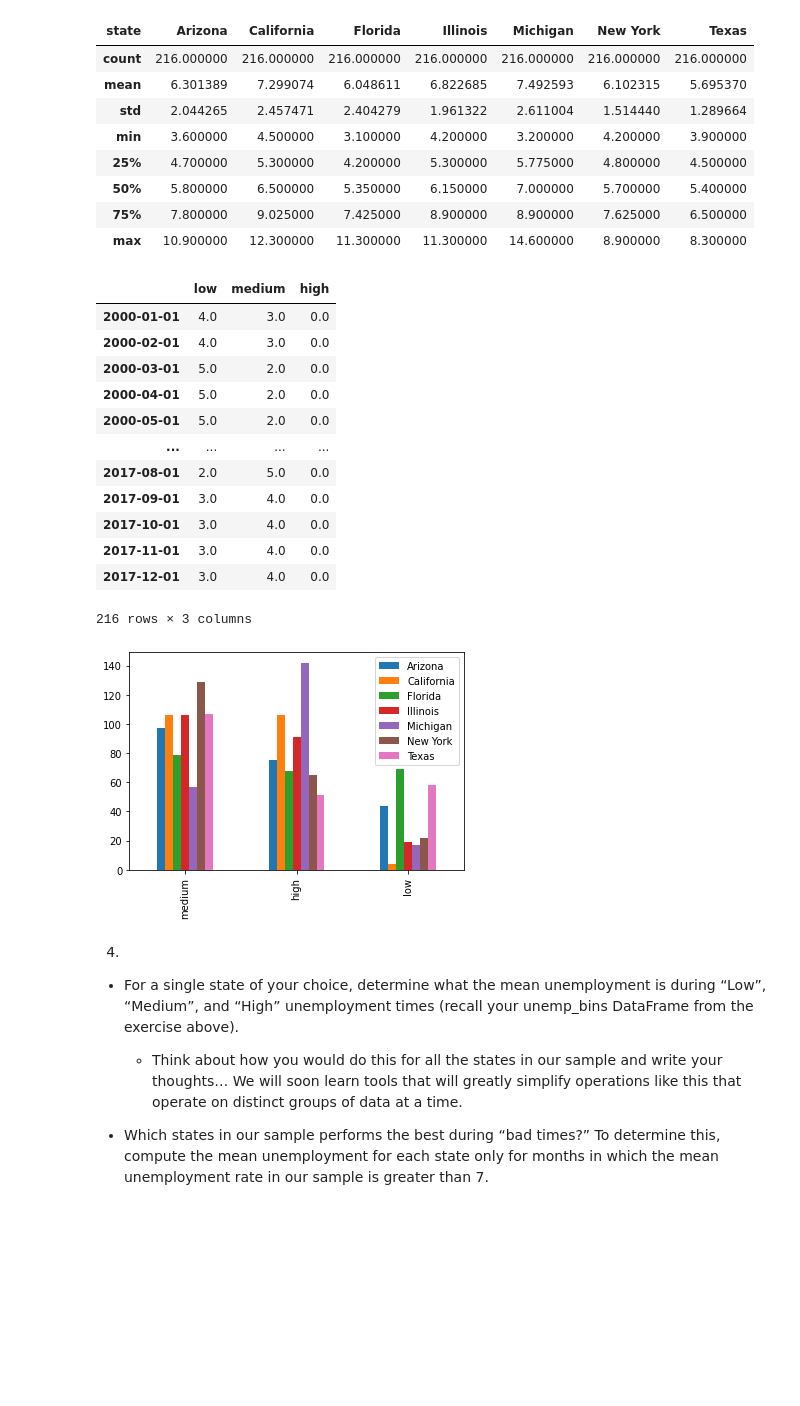
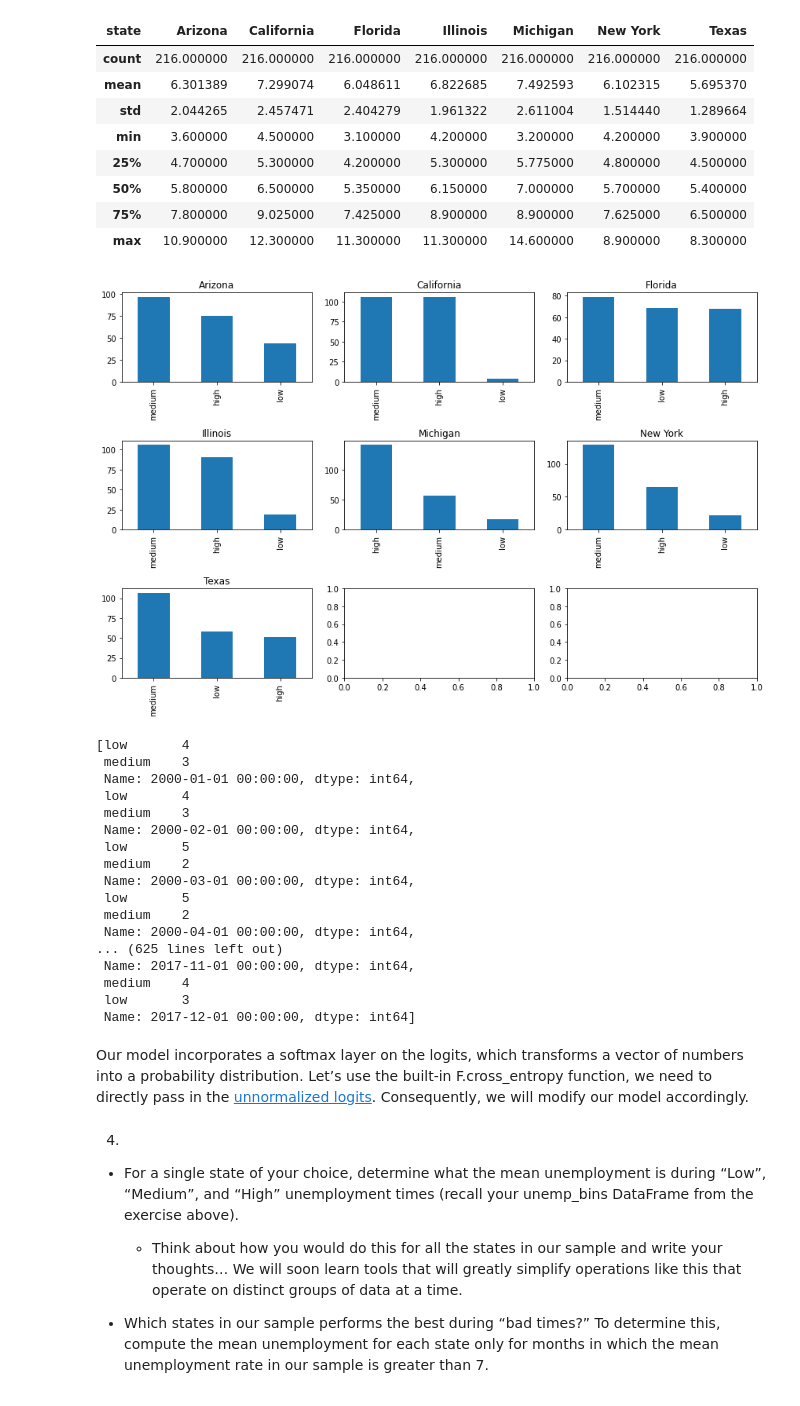
Before and after one commit to beauvilerobed/ds-ml-notes-projects-and-tutorials, a Jupyter notebook: projects/intro-to-economic-modeling-and-ds/working-with-data/basic-functionality.ipynb, the cells around one changed output. Drawn from its saved outputs; the diff is of its cells as text; code cells hidden in the pictures; blank space fills up the shorter version.

Commit message:
rewrote 3 to exclude concat

```diff
--- a/projects/intro-to-economic-modeling-and-ds/working-with-data/basic-functionality.ipynb
+++ b/projects/intro-to-economic-modeling-and-ds/working-with-data/basic-functionality.ipynb
@@ -684,53 +684,70 @@ unemp.describe()
 # %%
 # Part 1: Write a Python function to classify unemployment levels.
 def high_med_low(s):
     """
     This function takes a pandas Series object and returns high
     if the mean is above 6.5 and low if the mean is below 6.5
     """
     if s > 6.5:
         out = "high"
     elif s > 4.5:
         out = 'medium'
     else:
         out = "low"
     return out
 
 # Part 2: Pass your function from part 1 to map
 # Assuming unemp is your DataFrame
 unemp_bins = unemp.apply(lambda x: x.map(high_med_low))
 
 
 # Part 3: Count the number of times each state had each classification.
-count_number_state = pd.concat([
-    unemp_bins[col].value_counts() for col in unemp_bins.columns
-], axis=1)
+# then make a horizontal bar chart here
+import matplotlib.pyplot as plt
+
+
+fig, axes = plt.subplots(3, 3, figsize=(12, 8))
+
+for idx, column in enumerate(unemp_bins.columns):
+    row = idx // 3
+    col = idx % 3
+
+    # Add title and customize appearance
+    unemp_bins[column].value_counts().plot(kind='bar', ax=axes[row, col])
+    axes[row, col].set_title(f'{column}')
+
+plt.tight_layout()
+plt.show()
+
+
+# Part 4: Apply the same transform from part 4, but to each date instead of to each state.
+count_number_time = [
+    unemp_bins.T[col].value_counts() for col in unemp_bins.T.columns
+]
 
 # then make a horizontal bar chart here
-count_number_state.plot(kind='bar')
-
-# Part 4: Apply the same transform from part 4, but to each date instead of to each state.
-count_number_time = pd.concat([
-    unemp_bins.T[col].value_counts() for col in unemp_bins.T.columns
-], axis=1)
-
-# then make a horizontal bar chart here
-count_number_time.fillna(0).T
+count_number_time
 # %% [output]
-|  | low | medium | high |
-| 2000-01-01 | 4.0 | 3.0 | 0.0 |
-| 2000-02-01 | 4.0 | 3.0 | 0.0 |
-| 2000-03-01 | 5.0 | 2.0 | 0.0 |
-| 2000-04-01 | 5.0 | 2.0 | 0.0 |
-| 2000-05-01 | 5.0 | 2.0 | 0.0 |
-| ... | ... | ... | ... |
-| 2017-08-01 | 2.0 | 5.0 | 0.0 |
-| 2017-09-01 | 3.0 | 4.0 | 0.0 |
-| 2017-10-01 | 3.0 | 4.0 | 0.0 |
-| 2017-11-01 | 3.0 | 4.0 | 0.0 |
-| 2017-12-01 | 3.0 | 4.0 | 0.0 |
+[figure, new version]
-216 rows × 3 columns
+[low       4
+ medium    3
+ Name: 2000-01-01 00:00:00, dtype: int64,
+ low       4
+ medium    3
+ Name: 2000-02-01 00:00:00, dtype: int64,
+ low       5
+ medium    2
+ Name: 2000-03-01 00:00:00, dtype: int64,
+ low       5
+ medium    2
+ Name: 2000-04-01 00:00:00, dtype: int64,
+... (625 lines left out)
+ Name: 2017-11-01 00:00:00, dtype: int64,
+ medium    4
+ low       3
+ Name: 2017-12-01 00:00:00, dtype: int64]
-[figure, old version]
+# %% [markdown]
+Our model incorporates a softmax layer on the logits, which transforms a vector of numbers into a probability distribution. Let’s use the built-in F.cross_entropy function, we need to directly pass in the [unnormalized logits](https://pytorch.org/docs/stable/generated/torch.nn.functional.cross_entropy.html). Consequently, we will modify our model accordingly.
 # %% [markdown]
 4.
 - For a single state of your choice, determine what the mean unemployment is during “Low”, “Medium”, and “High” unemployment times (recall your unemp_bins DataFrame from the exercise above).
```
